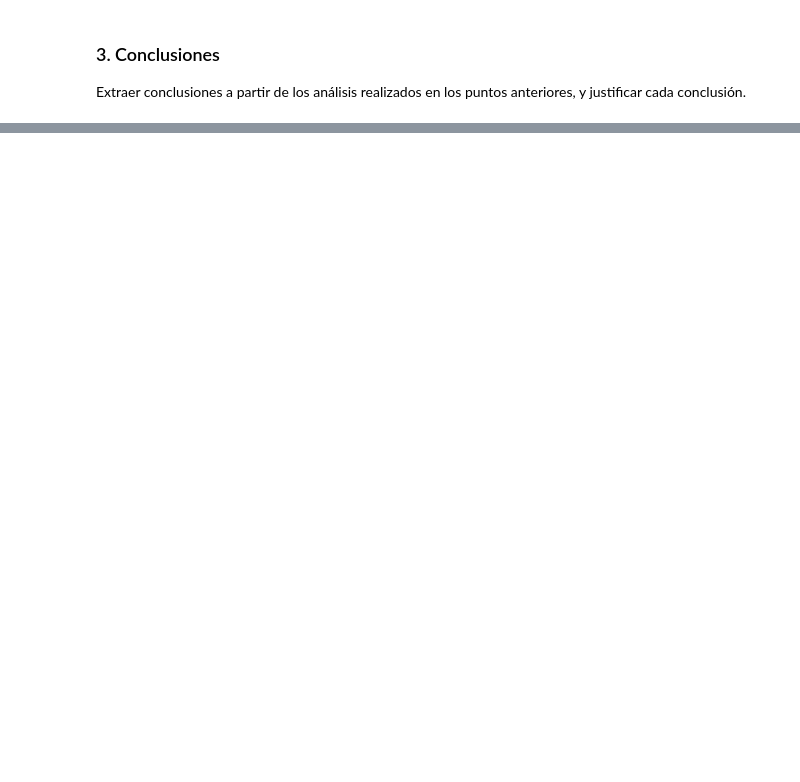
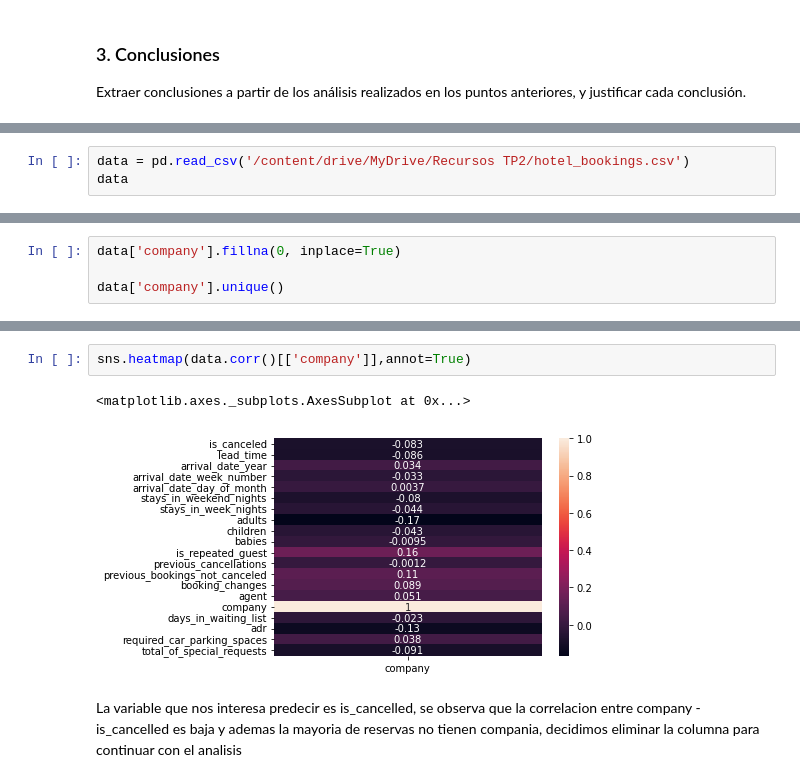
Before and after one commit to 1gnacio/orgadatos-collab-tp2, a Jupyter notebook: TP2.ipynb, the cells around one changed output, grey strips where cells are left out. Drawn from its saved outputs; the diff is of its cells as text; blank space fills up the shorter version.

```diff
--- a/TP2.ipynb
+++ b/TP2.ipynb
@@ -793,0 +842,3 @@ F1 es 0.8892342225675559
+# %%
+data = pd.read_csv('/content/drive/MyDrive/Recursos TP2/hotel_bookings.csv')
+data
@@ -793,0 +915,4 @@ F1 es 0.8892342225675559
+# %%
+data['company'].fillna(0, inplace=True)
+
+data['company'].unique()
@@ -793,0 +937,7 @@ F1 es 0.8892342225675559
+# %%
+sns.heatmap(data.corr()[['company']],annot=True)
+# %% [output]
+<matplotlib.axes._subplots.AxesSubplot at 0x...>
+[figure, added]
+# %% [markdown]
+La variable que nos interesa predecir es is_cancelled, se observa que la correlacion entre company - is_cancelled es baja y ademas la mayoria de reservas no tienen compania, decidimos eliminar la columna para continuar con el analisis
```
Also changed, not shown: parts of 47 cells of this notebook.
